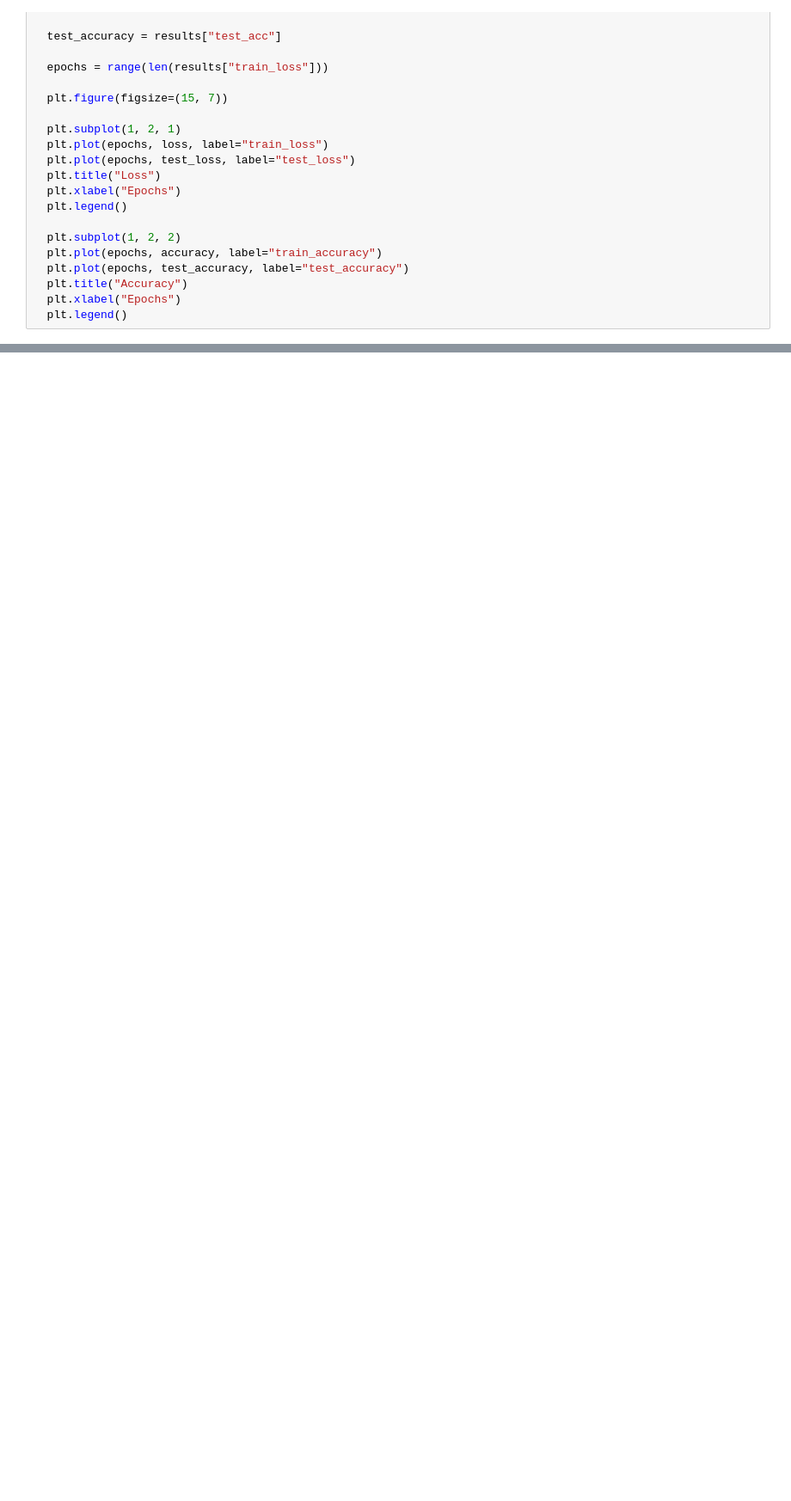
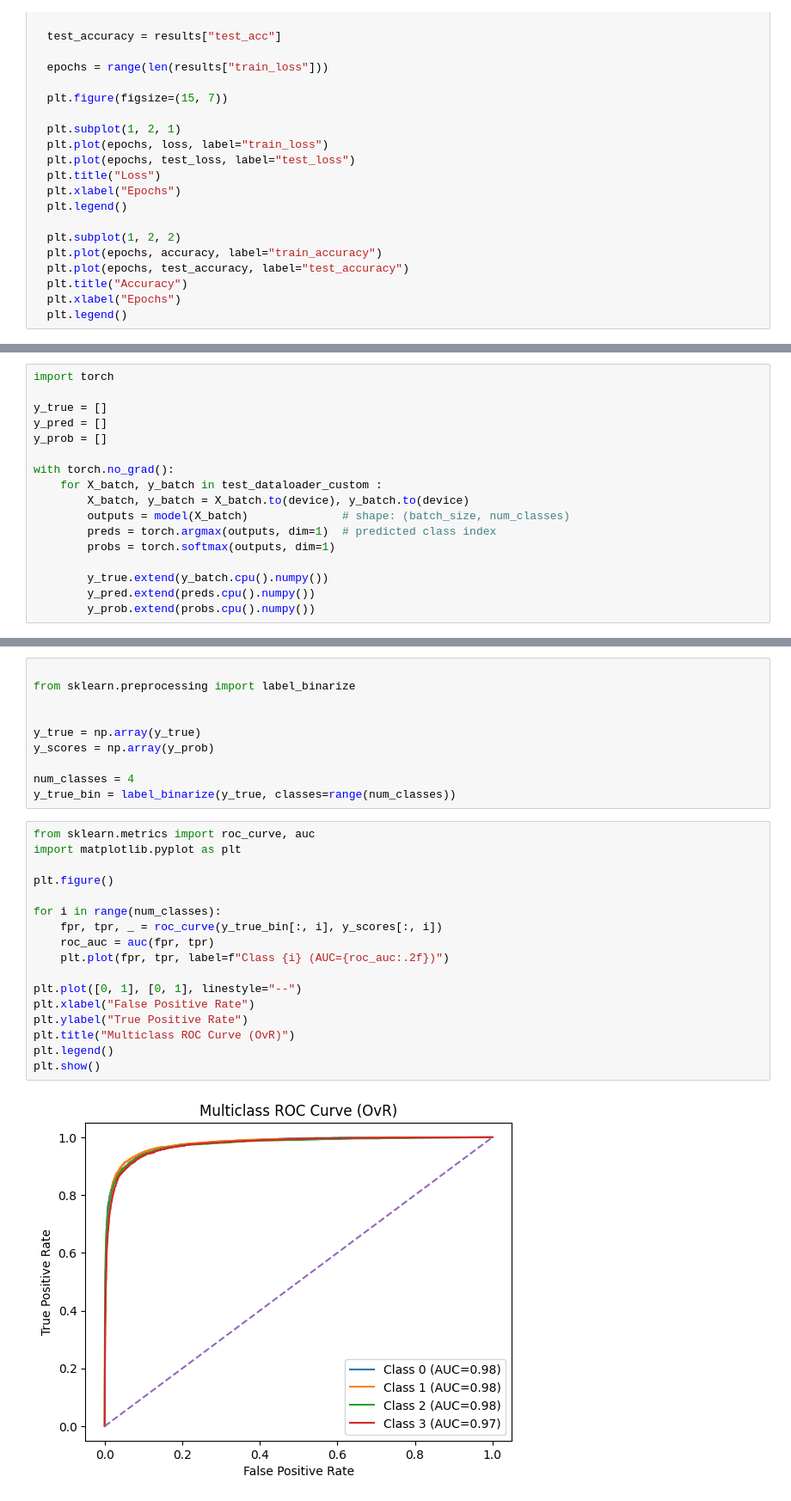
Before and after one commit to sourav664/twitter-sentiments-analysis, a Jupyter notebook: final_model.ipynb, the cells around one changed output, grey strips where cells are left out. Shown at 86% size. Saved outputs shown, nothing was run; the diff lists cells and outputs as text; blank space fills up the shorter version.

```diff
--- a/final_model.ipynb
+++ b/final_model.ipynb
@@ -743,0 +658,17 @@ def pred_and_plot_image(model: torch.nn.Module,
+# %%
+import torch
+
+y_true = []
+y_pred = []
+y_prob = []
+
+with torch.no_grad():
+    for X_batch, y_batch in test_dataloader_custom :
+        X_batch, y_batch = X_batch.to(device), y_batch.to(device)
+        outputs = model(X_batch)              # shape: (batch_size, num_classes)
+        preds = torch.argmax(outputs, dim=1)  # predicted class index
+        probs = torch.softmax(outputs, dim=1)
+
+        y_true.extend(y_batch.cpu().numpy())
+        y_pred.extend(preds.cpu().numpy())
+        y_prob.extend(probs.cpu().numpy())
@@ -743,0 +696,29 @@ def pred_and_plot_image(model: torch.nn.Module,
+# %%
+
+from sklearn.preprocessing import label_binarize
+
+
+y_true = np.array(y_true)
+y_scores = np.array(y_prob)
+
+num_classes = 4
+y_true_bin = label_binarize(y_true, classes=range(num_classes))
+# %%
+from sklearn.metrics import roc_curve, auc
+import matplotlib.pyplot as plt
+
+plt.figure()
+
+for i in range(num_classes):
+    fpr, tpr, _ = roc_curve(y_true_bin[:, i], y_scores[:, i])
+    roc_auc = auc(fpr, tpr)
+    plt.plot(fpr, tpr, label=f"Class {i} (AUC={roc_auc:.2f})")
+
+plt.plot([0, 1], [0, 1], linestyle="--")
+plt.xlabel("False Positive Rate")
+plt.ylabel("True Positive Rate")
+plt.title("Multiclass ROC Curve (OvR)")
+plt.legend()
+plt.show()
+# %% [output]
+[figure, added]
```
Also changed, not shown: parts of 38 cells of this notebook, 6 other files.
